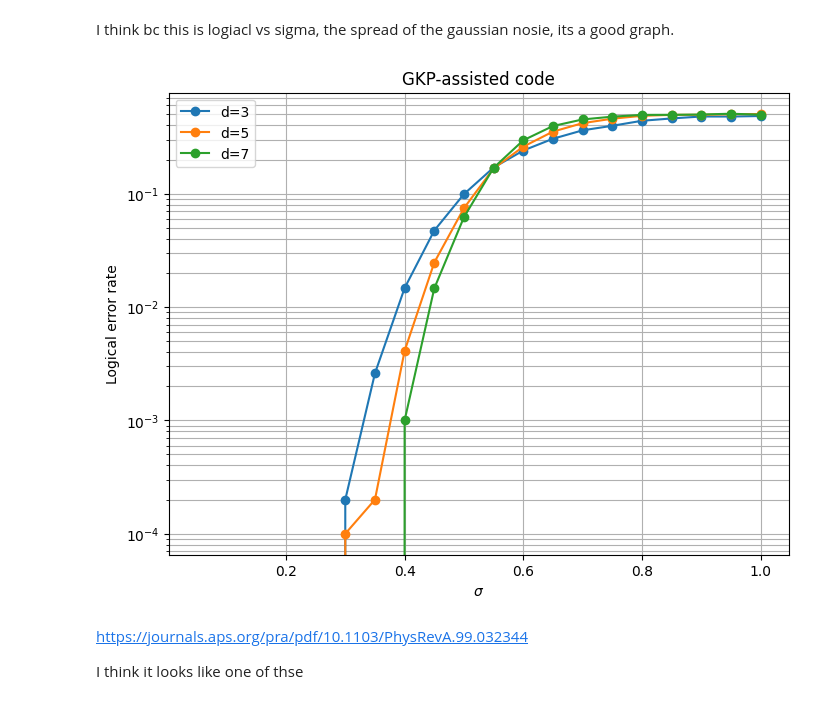
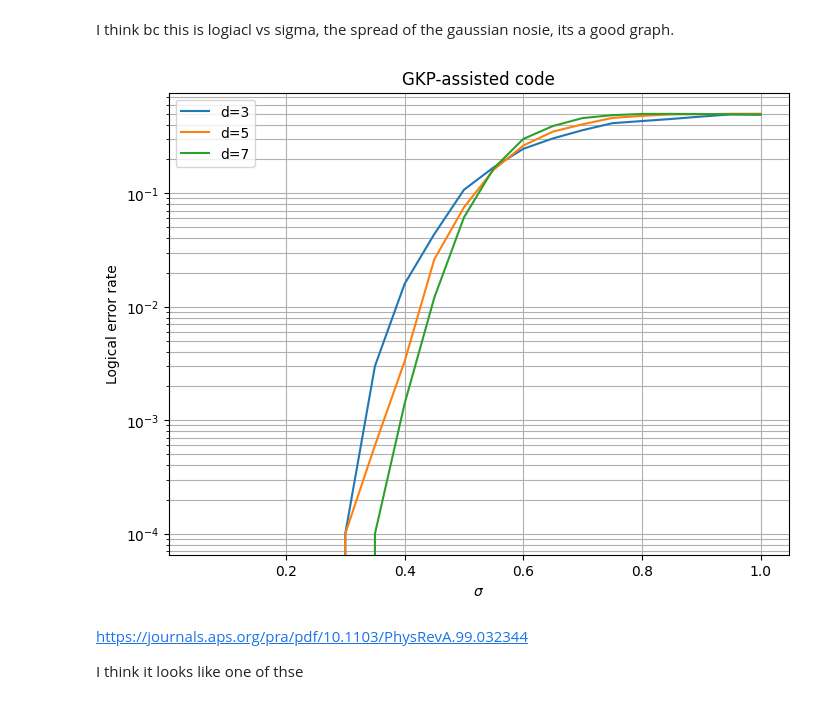
Before and after one commit to laramt04/GKP_QEC_Project_Code, a Jupyter notebook: GKP_gaussian_surface_code.ipynb, the cells around one changed output. Cells and saved outputs as stored; diff of their text form; code cells hidden in the pictures.

```diff
--- a/GKP_gaussian_surface_code.ipynb
+++ b/GKP_gaussian_surface_code.ipynb
@@ -563,9 +563,9 @@ I think bc this is logiacl vs sigma, the spread of the gaussian nosie, its a goo
 # %%
 distances = [3, 5, 7]
 trials_by_d = {
-    3: 10000,
-    5: 10000,
-    7: 10000,
+    3: 100000,
+    5: 100000,
+    7: 100000,
 }
 
 plt.figure(figsize=(8,6))
@@ -578,35 +578,34 @@ for d in distances:
     r, n = H.shape
     I_n = np.eye(n, dtype=int)
     I_r = np.eye(r, dtype=int)
 
     Hx, Hz = hypergraphHxHz(H, HT, I_r, I_n)
     Hx %= 2
     Hz %= 2
 
     matching_hz = pymatching.Matching.from_check_matrix(Hz)
     matching_hx = pymatching.Matching.from_check_matrix(Hx)
 
     logical_z = get_logical_z(d)
     logical_x = get_logical_x(d)
 
 
     logical_rate1 = surface_gkp_dq_dp(Hz, Hx, logical_z, logical_x, matching, sigma_vals, n_trials)
 
     plt.semilogy(
         sigma_vals,
         logical_rate1,
-        marker='o',
         label=f'd={d}'
     )
 
 plt.xlabel(r'$\sigma$')
 plt.ylabel('Logical error rate')
 plt.title('GKP-assisted code')
 plt.grid(True, which='both')
 plt.legend()
 plt.show()
 # %% [output]
-[figure, old version]
+[figure, new version]
 # %% [markdown]
 https://journals.aps.org/pra/pdf/10.1103/PhysRevA.99.032344
 
```
Also changed, not shown: parts of 7 cells of this notebook.
